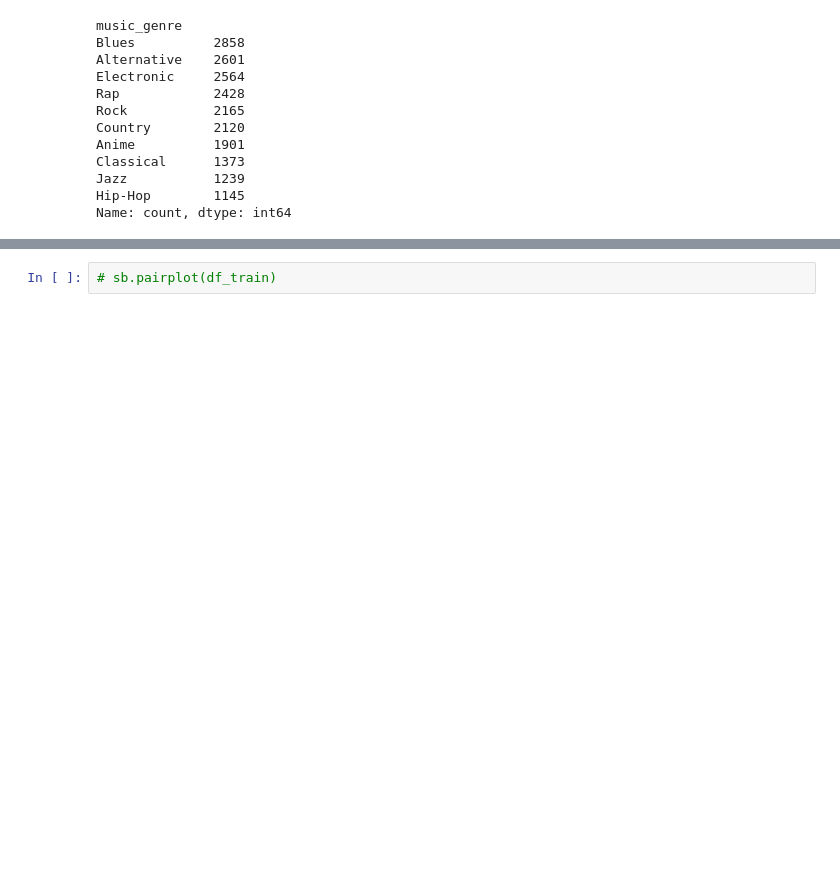
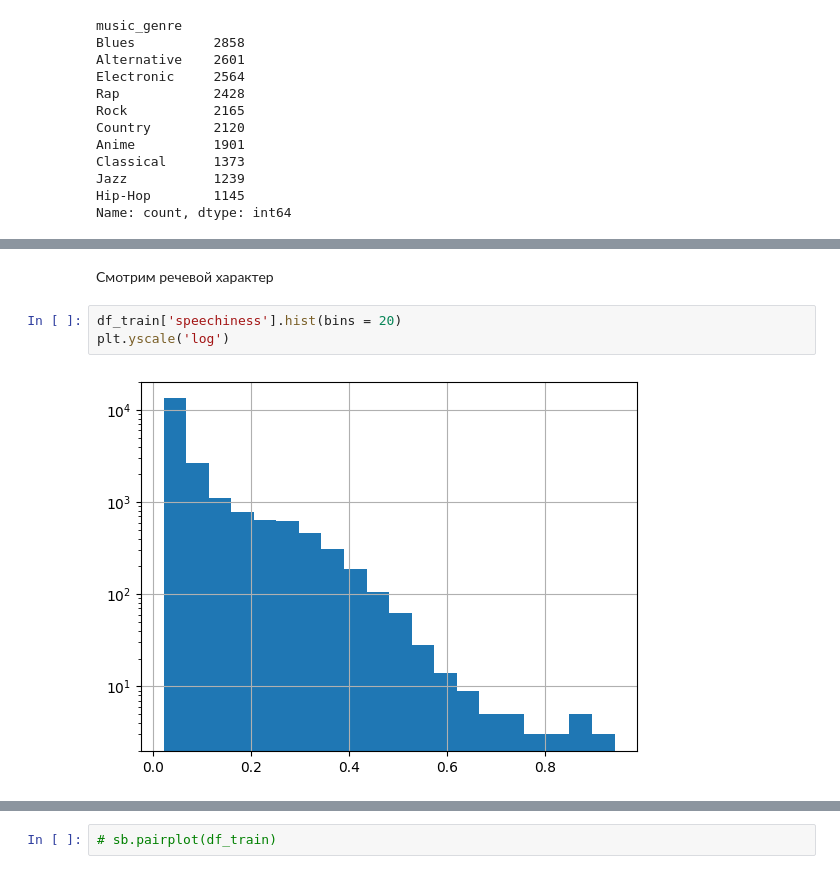
Before and after one commit to Parkhomenko-Vladimir/Music-classification, a Jupyter notebook: main.ipynb, the cells around one changed output, grey strips where cells are left out. Drawn from its saved outputs; the diff is of its cells as text; blank space fills up the shorter version.

```diff
--- a/main.ipynb
+++ b/main.ipynb
@@ -87,0 +189,7 @@ Name: count, dtype: int64
+# %% [markdown]
+Смотрим речевой характер
+# %%
+df_train['speechiness'].hist(bins = 20)
+plt.yscale('log')
+# %% [output]
+[figure, added]
```
Also changed, not shown: parts of 37 cells of this notebook.
